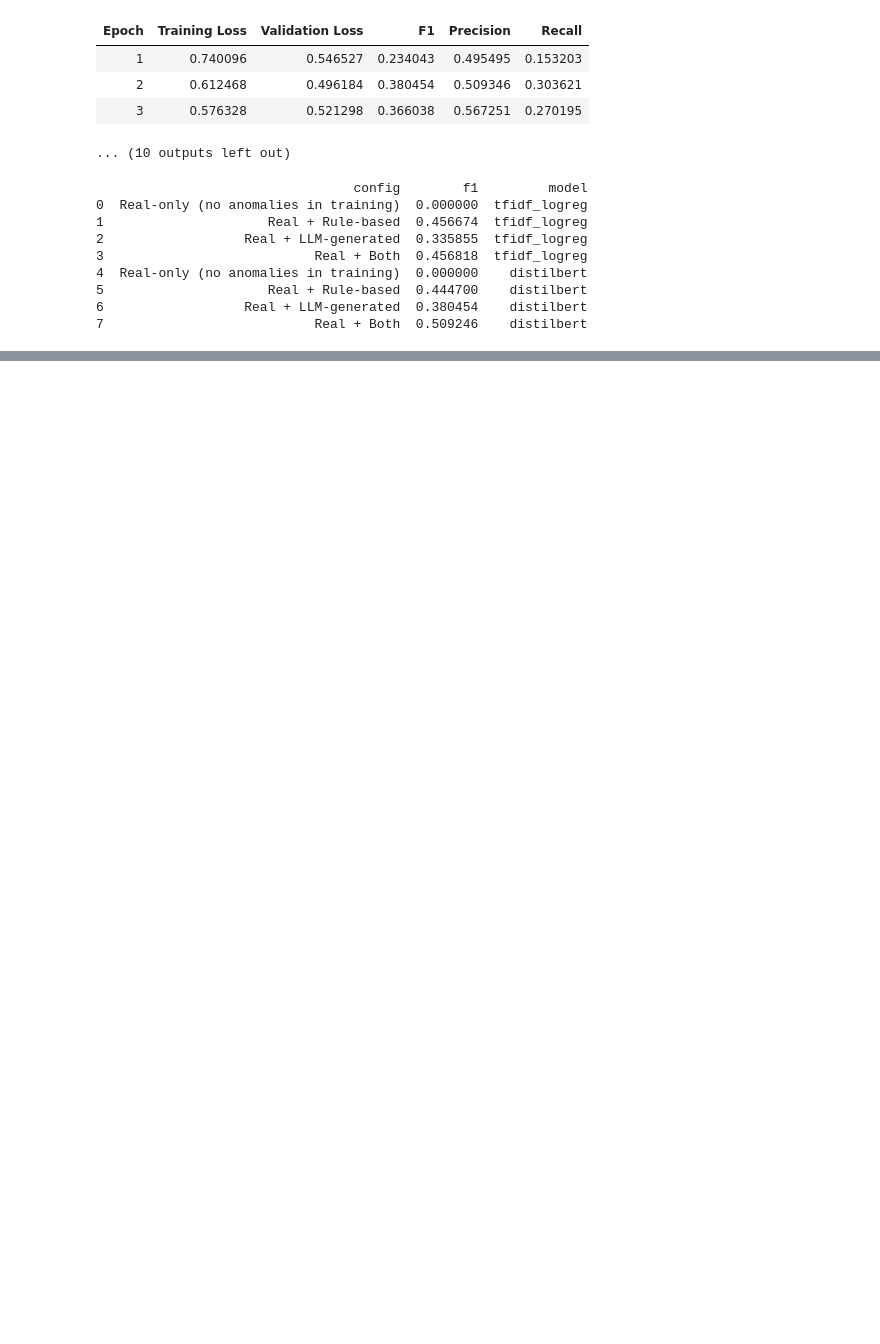
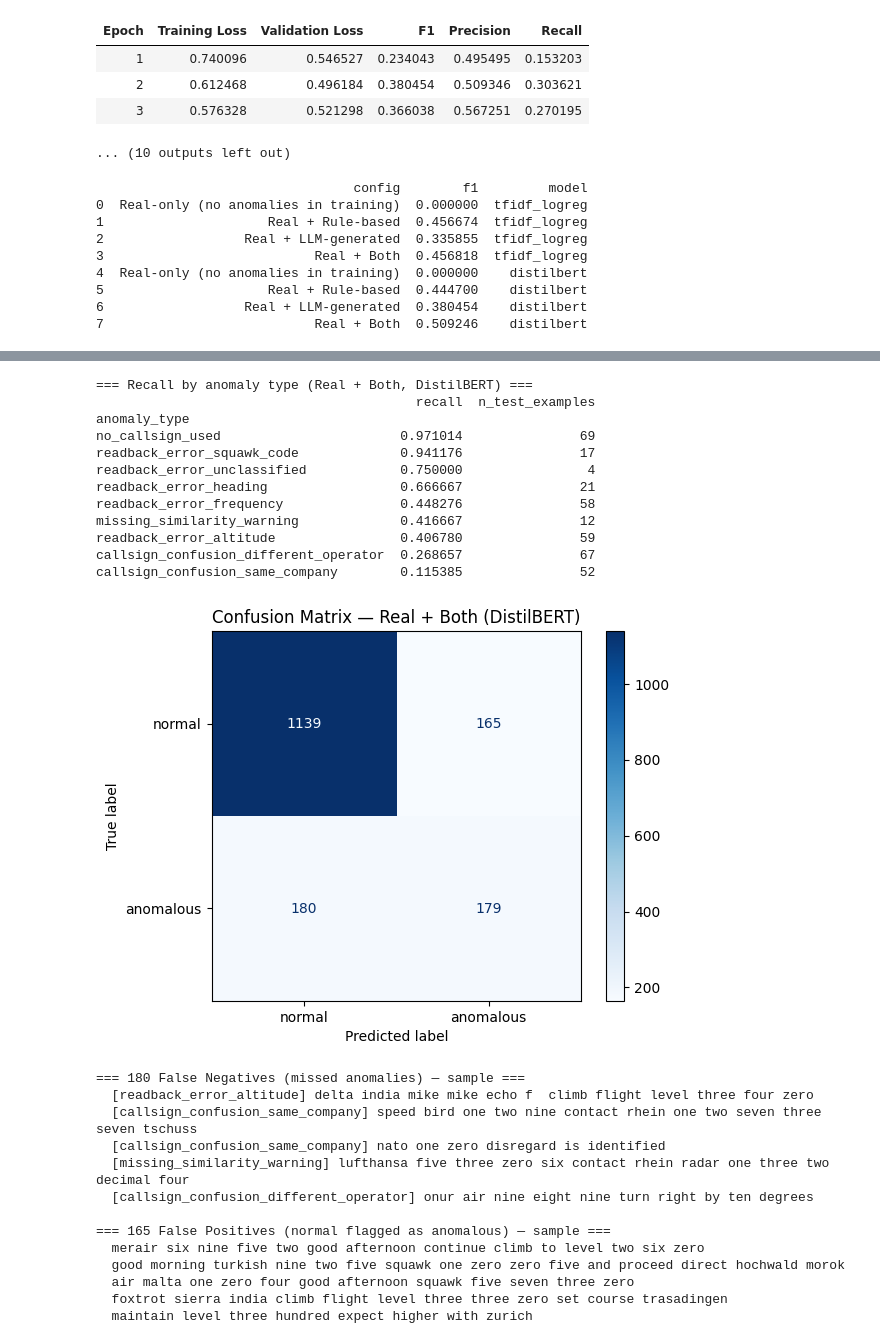
Before and after one commit to heyitsarun/Aero-Gen-Synthetic-Anomaly-Generation-in-Aviation-Communications, a Jupyter notebook: 03_detection_evaluation.ipynb, the cells around one changed output, grey strips where cells are left out. Cells and saved outputs as stored; diff of their text form; code cells hidden in the pictures; blank space fills up the shorter version.

Commit message:
Error Analysis, confusion matrix and PR/ROC curves plotting

```diff
--- a/03_detection_evaluation.ipynb
+++ b/03_detection_evaluation.ipynb
@@ -487,0 +549,41 @@ print(final_comparison)
+# %%
+import matplotlib.pyplot as plt
+from sklearn.metrics import confusion_matrix, ConfusionMatrixDisplay
+
+# Get predictions on the full test set
+preds_output = best_trainer.predict(best_test_ds)
+pred_labels = np.argmax(preds_output.predictions, axis=-1)
+
+results_df = test_df.copy().reset_index(drop=True)
+results_df['predicted'] = pred_labels
+results_df['correct'] = results_df['label'] == results_df['predicted']
+
+# --- 1. Per-anomaly-type recall breakdown ---
+print("=== Recall by anomaly type (Real + Both, DistilBERT) ===")
+anomaly_only = results_df[results_df['label'] == 1]
+type_recall = anomaly_only.groupby('anomaly_type')['correct'].agg(['mean', 'count'])
+type_recall.columns = ['recall', 'n_test_examples']
+print(type_recall.sort_values('recall', ascending=False))
+
+# --- 2. Confusion matrix ---
+cm = confusion_matrix(results_df['label'], results_df['predicted'])
+disp = ConfusionMatrixDisplay(confusion_matrix=cm, display_labels=['normal', 'anomalous'])
+disp.plot(cmap='Blues')
+plt.title('Confusion Matrix — Real + Both (DistilBERT)')
+plt.savefig(f'{EVAL_DIR}/confusion_matrix.png', dpi=150, bbox_inches='tight')
+plt.show()
+
+# --- 3. Qualitative error examples ---
+false_negatives = results_df[(results_df['label']==1) & (results_df['predicted']==0)]
+false_positives = results_df[(results_df['label']==0) & (results_df['predicted']==1)]
+
+print(f"\n=== {len(false_negatives)} False Negatives (missed anomalies) — sample ===")
+for _, r in false_negatives.sample(min(5, len(false_negatives)), random_state=1).iterrows():
+    print(f"  [{r['anomaly_type']}] {r['text']}")
+
+print(f"\n=== {len(false_positives)} False Positives (normal flagged as anomalous) — sample ===")
+for _, r in false_positives.sample(min(5, len(false_positives)), random_state=1).iterrows():
+    print(f"  {r['text']}")
+
+results_df.to_csv(f'{EVAL_DIR}/detailed_predictions.csv', index=False)
+# %% [output]
@@ -487,0 +591,26 @@ print(final_comparison)
+=== Recall by anomaly type (Real + Both, DistilBERT) ===
+                                         recall  n_test_examples
+anomaly_type
+no_callsign_used                       0.971014               69
+readback_error_squawk_code             0.941176               17
+readback_error_unclassified            0.750000                4
+readback_error_heading                 0.666667               21
+readback_error_frequency               0.448276               58
+missing_similarity_warning             0.416667               12
+readback_error_altitude                0.406780               59
+callsign_confusion_different_operator  0.268657               67
+callsign_confusion_same_company        0.115385               52
+[figure, added]
+=== 180 False Negatives (missed anomalies) — sample ===
+  [readback_error_altitude] delta india mike mike echo f  climb flight level three four zero
+  [callsign_confusion_same_company] speed bird one two nine contact rhein one two seven three seven tschuss
+  [callsign_confusion_same_company] nato one zero disregard is identified
+  [missing_similarity_warning] lufthansa five three zero six contact rhein radar one three two decimal four
+  [callsign_confusion_different_operator] onur air nine eight nine turn right by ten degrees
+
+=== 165 False Positives (normal flagged as anomalous) — sample ===
+  merair six nine five two good afternoon continue climb to level two six zero
+  good morning turkish nine two five squawk one zero zero five and proceed direct hochwald morok
+  air malta one zero four good afternoon squawk five seven three zero
+  foxtrot sierra india climb flight level three three zero set course trasadingen
+  maintain level three hundred expect higher with zurich
```
Also changed, not shown: parts of 12 cells of this notebook.
